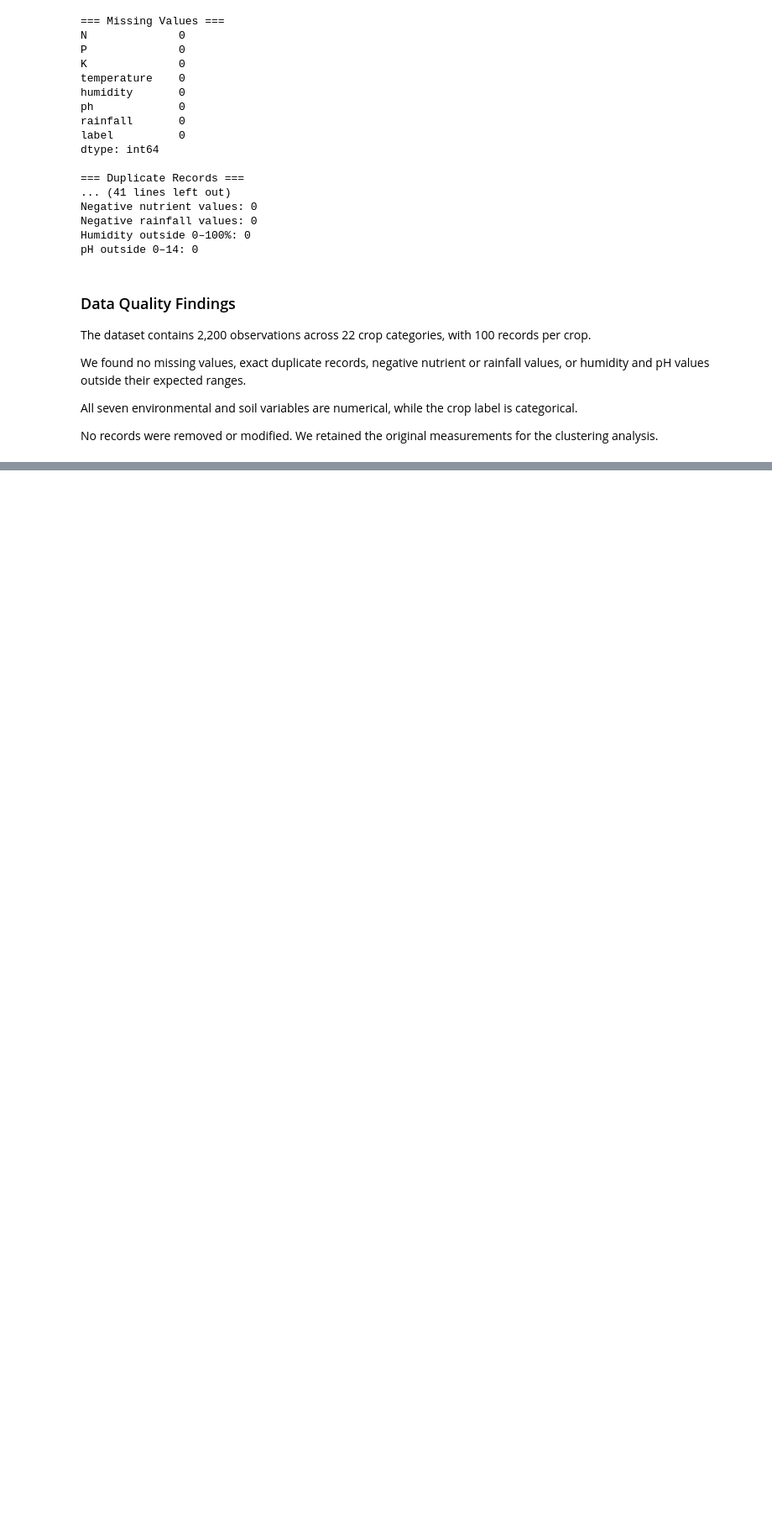
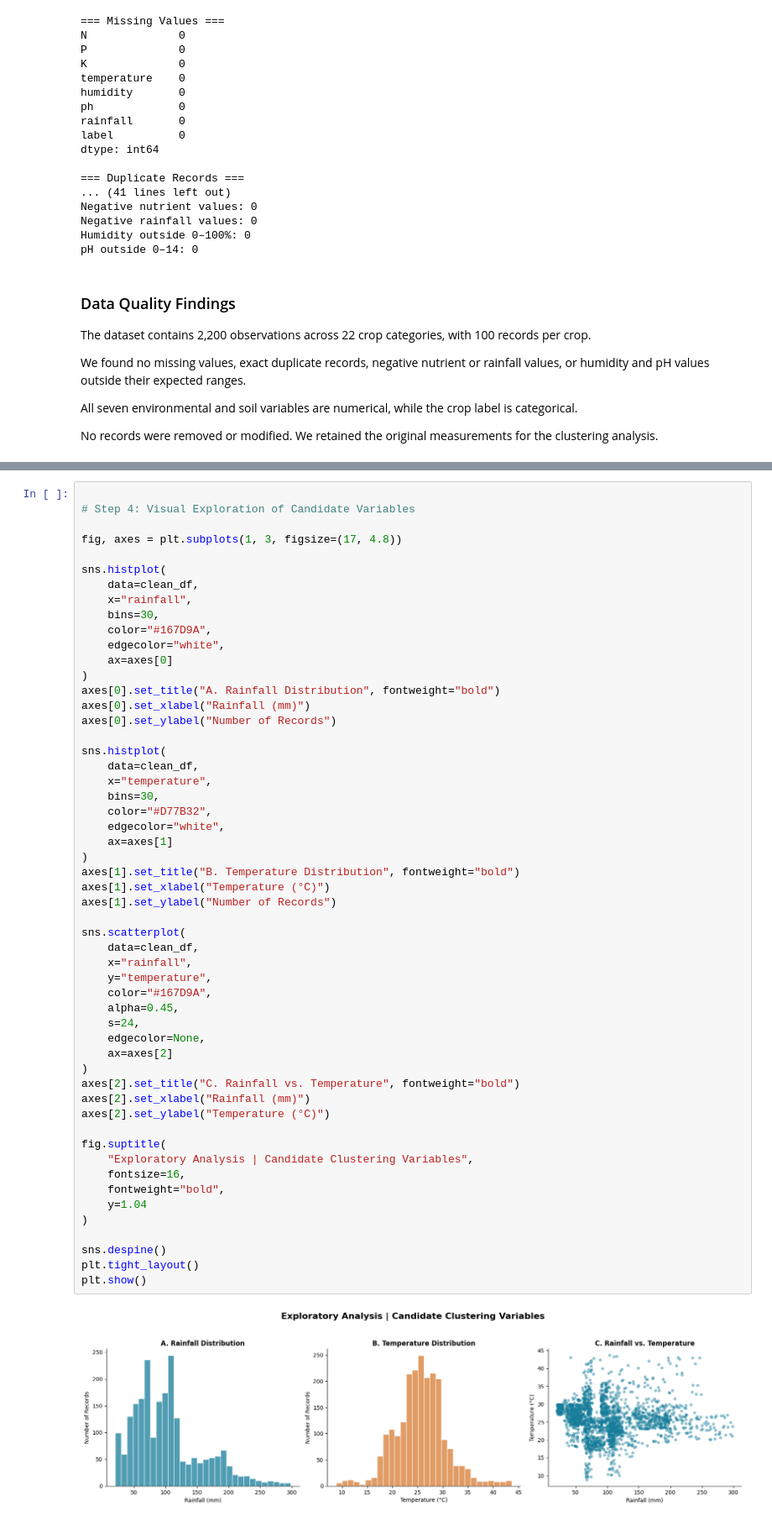
Before and after one commit to UbaidUllah777/Crop_Recommendation_Analysis, a Jupyter notebook: Crop_Recommendation_Workshop_B.ipynb, the cells around one changed output, grey strips where cells are left out. Shown at 84% size. Saved outputs shown, nothing was run; the diff lists cells and outputs as text; blank space fills up the shorter version.

Commit message:
feat: complete EDA and justify rainfall-humidity variables

```diff
--- a/Crop_Recommendation_Workshop_B.ipynb
+++ b/Crop_Recommendation_Workshop_B.ipynb
@@ -127,0 +179,56 @@ No records were removed or modified. We retained the original measurements for t
+# %%
+
+# Step 4: Visual Exploration of Candidate Variables
+
+fig, axes = plt.subplots(1, 3, figsize=(17, 4.8))
+
+sns.histplot(
+    data=clean_df,
+    x="rainfall",
+    bins=30,
+    color="#167D9A",
+    edgecolor="white",
+    ax=axes[0]
+)
+axes[0].set_title("A. Rainfall Distribution", fontweight="bold")
+axes[0].set_xlabel("Rainfall (mm)")
+axes[0].set_ylabel("Number of Records")
+
+sns.histplot(
+    data=clean_df,
+    x="temperature",
+    bins=30,
+    color="#D77B32",
+    edgecolor="white",
+    ax=axes[1]
+)
+axes[1].set_title("B. Temperature Distribution", fontweight="bold")
+axes[1].set_xlabel("Temperature (°C)")
+axes[1].set_ylabel("Number of Records")
+
+sns.scatterplot(
+    data=clean_df,
+    x="rainfall",
+    y="temperature",
+    color="#167D9A",
+    alpha=0.45,
+    s=24,
+    edgecolor=None,
+    ax=axes[2]
+)
+axes[2].set_title("C. Rainfall vs. Temperature", fontweight="bold")
+axes[2].set_xlabel("Rainfall (mm)")
+axes[2].set_ylabel("Temperature (°C)")
+
+fig.suptitle(
+    "Exploratory Analysis | Candidate Clustering Variables",
+    fontsize=16,
+    fontweight="bold",
+    y=1.04
+)
+
+sns.despine()
+plt.tight_layout()
+plt.show()
+# %% [output]
+[figure, added]
```
Also changed, not shown: parts of 6 cells of this notebook.
